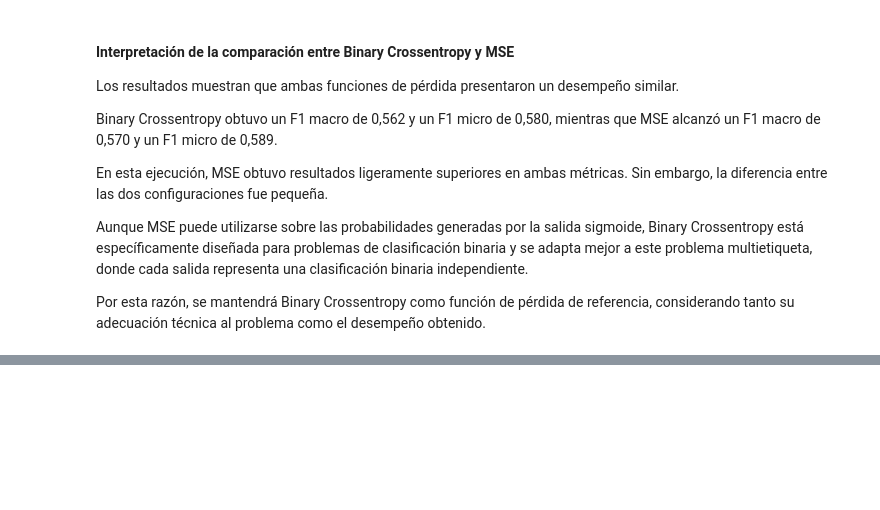
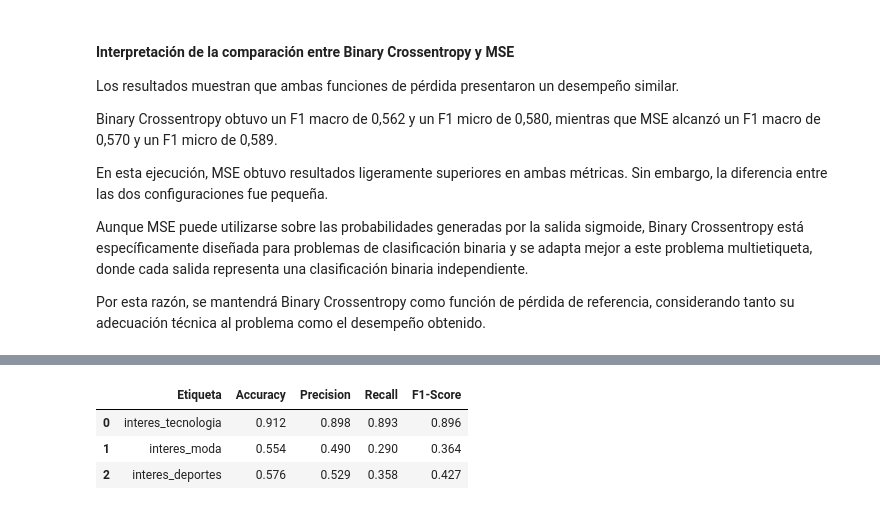
Before and after one commit to Benja-Diaz/EP1-Deep-Learning, a Jupyter notebook: Evaluacion_Parcial_1_Deep_Learning.ipynb, the cells around one changed output, grey strips where cells are left out. Saved outputs shown, nothing was run; the diff lists cells and outputs as text; code cells hidden in the pictures; blank space fills up the shorter version.

```diff
--- a/Evaluacion_Parcial_1_Deep_Learning.ipynb
+++ b/Evaluacion_Parcial_1_Deep_Learning.ipynb
@@ -2857,0 +3046,32 @@ Por esta razón, se mantendrá Binary Crossentropy como función de pérdida de
+# %%
+from sklearn.metrics import accuracy_score, precision_score, recall_score, f1_score
+
+metricas_etiquetas = []
+
+for i, etiqueta in enumerate(columnas_y):
+
+    y_real = y_val.iloc[:, i]
+    y_pred = y_val_pred[:, i]
+
+    metricas_etiquetas.append({
+        'Etiqueta': etiqueta,
+        'Accuracy': accuracy_score(y_real, y_pred),
+        'Precision': precision_score(
+            y_real, y_pred, zero_division=0
+        ),
+        'Recall': recall_score(
+            y_real, y_pred, zero_division=0
+        ),
+        'F1-Score': f1_score(
+            y_real, y_pred, zero_division=0
+        )
+    })
+
+df_metricas_etiquetas = pd.DataFrame(metricas_etiquetas)
+
+df_metricas_etiquetas.round(3)
+# %% [output]
+|  | Etiqueta | Accuracy | Precision | Recall | F1-Score |
+| 0 | interes_tecnologia | 0.912 | 0.898 | 0.893 | 0.896 |
+| 1 | interes_moda | 0.554 | 0.490 | 0.290 | 0.364 |
+| 2 | interes_deportes | 0.576 | 0.529 | 0.358 | 0.427 |
```
Also changed, not shown: parts of 8 cells of this notebook.
